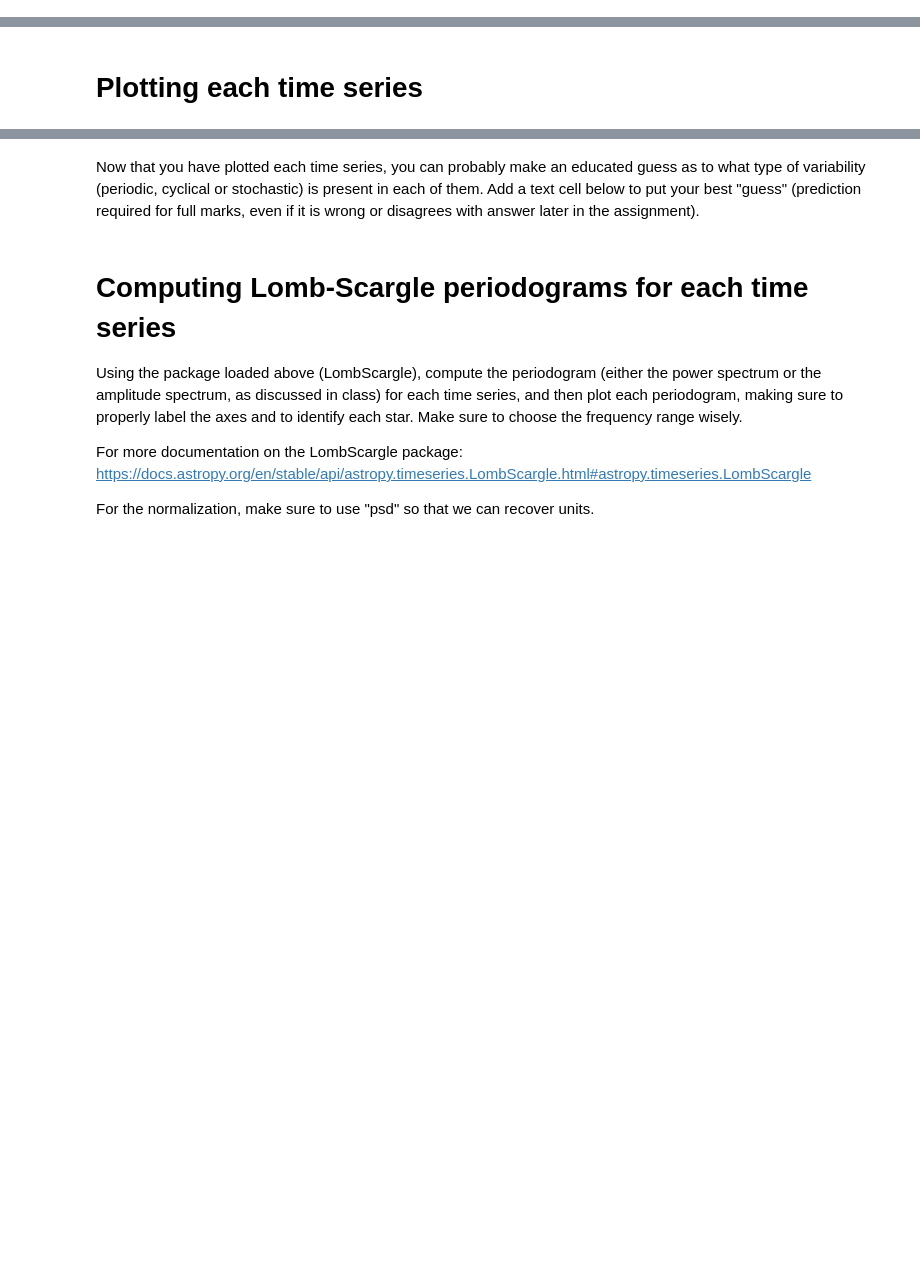
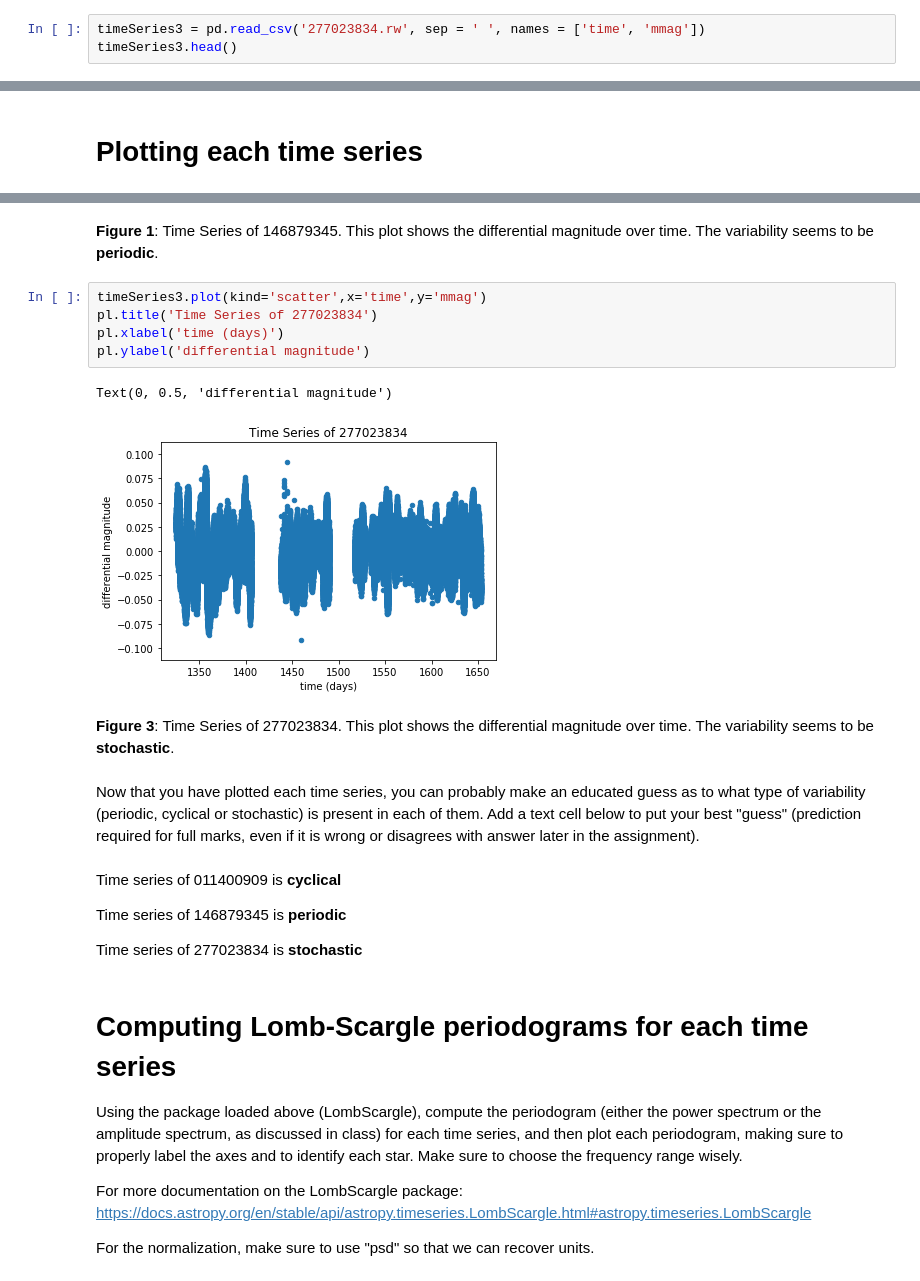
Before and after one commit to cath19/DSPS_-charty-, a Jupyter notebook: HW11/TESSlightcurves_cHarty.ipynb, the cells around one changed output, grey strips where cells are left out. Drawn from its saved outputs; the diff is of its cells as text; blank space fills up the shorter version.

```diff
--- a/HW11/TESSlightcurves_cHarty.ipynb
+++ b/HW11/TESSlightcurves_cHarty.ipynb
@@ -30,0 +59,3 @@ from astropy.stats import LombScargle
+# %%
+timeSeries3 = pd.read_csv('277023834.rw', sep = ' ', names = ['time', 'mmag'])
+timeSeries3.head()
@@ -35,5 +89,23 @@ from astropy.stats import LombScargle
+# %% [markdown]
+**Figure 1**: Time Series of 146879345. This plot shows the differential magnitude over time. The variability seems to be **periodic**.
+# %%
+timeSeries3.plot(kind='scatter',x='time',y='mmag')
+pl.title('Time Series of 277023834')
+pl.xlabel('time (days)')
+pl.ylabel('differential magnitude')
+# %% [output]
+Text(0, 0.5, 'differential magnitude')
+[figure, added]
+# %% [markdown]
+**Figure 3**: Time Series of 277023834. This plot shows the differential magnitude over time. The variability seems to be **stochastic**.
 # %% [markdown]
 Now that you have plotted each time series, you can probably make an educated guess as to what type of variability (periodic, cyclical or stochastic) is present in each of them. Add a text cell below to put your best "guess" (prediction required for full marks, even if it is wrong or disagrees with answer later in the assignment).
+# %% [markdown]
+Time series of 011400909 is **cyclical**
+
+Time series of 146879345 is **periodic**
+
+Time series of 277023834 is **stochastic**
 # %% [markdown]
 # **Computing Lomb-Scargle periodograms for each time series**
 
```
Also changed, not shown: parts of 11 cells of this notebook.
